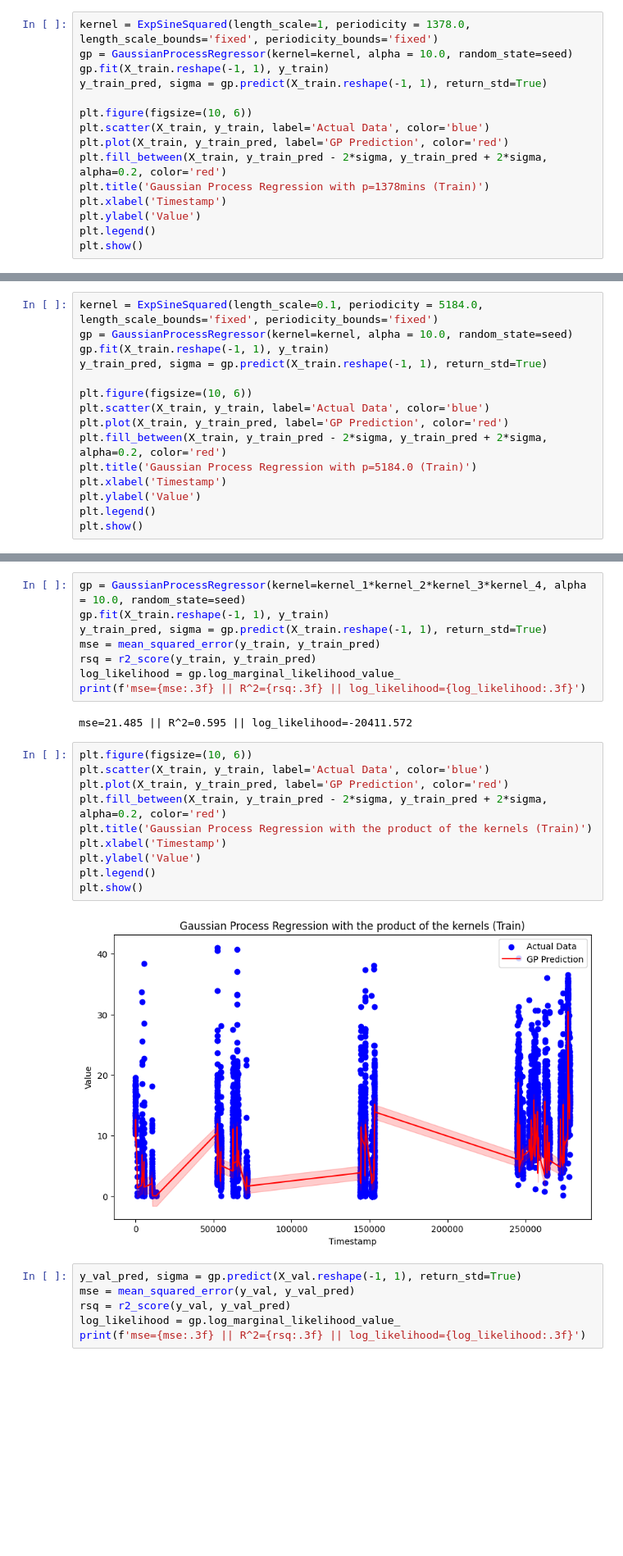
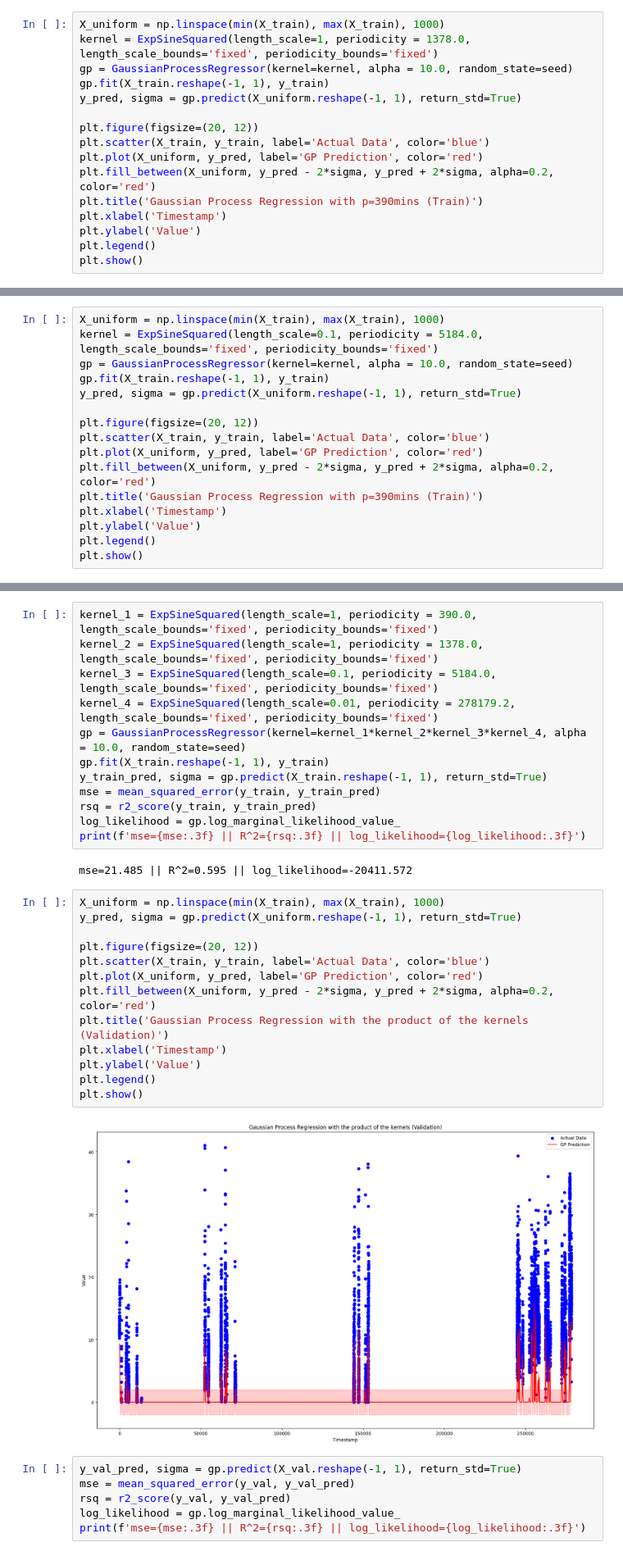
Before and after one commit to xinyuem7/NO2_time_series_analysis, a Jupyter notebook: gp_fourier.ipynb, the cells around one changed output, grey strips where cells are left out. Shown at 82% size. Drawn from its saved outputs; the diff is of its cells as text; blank space fills up the shorter version.

Commit message:
updated gp kernels

```diff
--- a/gp_fourier.ipynb
+++ b/gp_fourier.ipynb
@@ -182,16 +183,17 @@ print(f'The metrics are: mse={mse_all[idx_max]}, R^2={rsq_all[idx_max]}, log lik
 The params that give the highest log likelihood are: period=1378.0, length_scale=1, alpha=10.0
 The metrics are: mse=44.89394826709538, R^2=0.1531534334119118, log likelihood=-22382.504024670776
 # %%
+X_uniform = np.linspace(min(X_train), max(X_train), 1000)
 kernel = ExpSineSquared(length_scale=1, periodicity = 1378.0, length_scale_bounds='fixed', periodicity_bounds='fixed')
 gp = GaussianProcessRegressor(kernel=kernel, alpha = 10.0, random_state=seed)
 gp.fit(X_train.reshape(-1, 1), y_train)
-y_train_pred, sigma = gp.predict(X_train.reshape(-1, 1), return_std=True)
+y_pred, sigma = gp.predict(X_uniform.reshape(-1, 1), return_std=True)
 
-plt.figure(figsize=(10, 6))
+plt.figure(figsize=(20, 12))
 plt.scatter(X_train, y_train, label='Actual Data', color='blue')
-plt.plot(X_train, y_train_pred, label='GP Prediction', color='red')
-plt.fill_between(X_train, y_train_pred - 2*sigma, y_train_pred + 2*sigma, alpha=0.2, color='red')
-plt.title('Gaussian Process Regression with p=1378mins (Train)')
+plt.plot(X_uniform, y_pred, label='GP Prediction', color='red')
+plt.fill_between(X_uniform, y_pred - 2*sigma, y_pred + 2*sigma, alpha=0.2, color='red')
+plt.title('Gaussian Process Regression with p=390mins (Train)')
 plt.xlabel('Timestamp')
 plt.ylabel('Value')
 plt.legend()
@@ -259,16 +259,17 @@ print(f'The metrics are: mse={mse_all[idx_max]}, R^2={rsq_all[idx_max]}, log lik
 The params that give the highest log likelihood are: period=5184.0, length_scale=0.1, alpha=10.0
 The metrics are: mse=32.2100752851776, R^2=0.3924127255969394, log likelihood=-20580.143600007403
 # %%
+X_uniform = np.linspace(min(X_train), max(X_train), 1000)
 kernel = ExpSineSquared(length_scale=0.1, periodicity = 5184.0, length_scale_bounds='fixed', periodicity_bounds='fixed')
 gp = GaussianProcessRegressor(kernel=kernel, alpha = 10.0, random_state=seed)
 gp.fit(X_train.reshape(-1, 1), y_train)
-y_train_pred, sigma = gp.predict(X_train.reshape(-1, 1), return_std=True)
+y_pred, sigma = gp.predict(X_uniform.reshape(-1, 1), return_std=True)
 
-plt.figure(figsize=(10, 6))
+plt.figure(figsize=(20, 12))
 plt.scatter(X_train, y_train, label='Actual Data', color='blue')
-plt.plot(X_train, y_train_pred, label='GP Prediction', color='red')
-plt.fill_between(X_train, y_train_pred - 2*sigma, y_train_pred + 2*sigma, alpha=0.2, color='red')
-plt.title('Gaussian Process Regression with p=5184.0 (Train)')
+plt.plot(X_uniform, y_pred, label='GP Prediction', color='red')
+plt.fill_between(X_uniform, y_pred - 2*sigma, y_pred + 2*sigma, alpha=0.2, color='red')
+plt.title('Gaussian Process Regression with p=390mins (Train)')
 plt.xlabel('Timestamp')
 plt.ylabel('Value')
 plt.legend()
@@ -416,6 +424,10 @@ plt.show()
 # %% [markdown]
 #### Multiplication
 # %%
+kernel_1 = ExpSineSquared(length_scale=1, periodicity = 390.0, length_scale_bounds='fixed', periodicity_bounds='fixed')
+kernel_2 = ExpSineSquared(length_scale=1, periodicity = 1378.0, length_scale_bounds='fixed', periodicity_bounds='fixed')
+kernel_3 = ExpSineSquared(length_scale=0.1, periodicity = 5184.0, length_scale_bounds='fixed', periodicity_bounds='fixed')
+kernel_4 = ExpSineSquared(length_scale=0.01, periodicity = 278179.2, length_scale_bounds='fixed', periodicity_bounds='fixed')
 gp = GaussianProcessRegressor(kernel=kernel_1*kernel_2*kernel_3*kernel_4, alpha = 10.0, random_state=seed)
 gp.fit(X_train.reshape(-1, 1), y_train)
 y_train_pred, sigma = gp.predict(X_train.reshape(-1, 1), return_std=True)
@@ -426,17 +438,20 @@ print(f'mse={mse:.3f} || R^2={rsq:.3f} || log_likelihood={log_likelihood:.3f}')
 # %% [output]
 mse=21.485 || R^2=0.595 || log_likelihood=-20411.572
 # %%
-plt.figure(figsize=(10, 6))
+X_uniform = np.linspace(min(X_train), max(X_train), 1000)
+y_pred, sigma = gp.predict(X_uniform.reshape(-1, 1), return_std=True)
+
+plt.figure(figsize=(20, 12))
 plt.scatter(X_train, y_train, label='Actual Data', color='blue')
-plt.plot(X_train, y_train_pred, label='GP Prediction', color='red')
-plt.fill_between(X_train, y_train_pred - 2*sigma, y_train_pred + 2*sigma, alpha=0.2, color='red')
-plt.title('Gaussian Process Regression with the product of the kernels (Train)')
+plt.plot(X_uniform, y_pred, label='GP Prediction', color='red')
+plt.fill_between(X_uniform, y_pred - 2*sigma, y_pred + 2*sigma, alpha=0.2, color='red')
+plt.title('Gaussian Process Regression with the product of the kernels (Validation)')
 plt.xlabel('Timestamp')
 plt.ylabel('Value')
 plt.legend()
 plt.show()
 # %% [output]
-[figure, old version]
+[figure, new version]
 # %%
 y_val_pred, sigma = gp.predict(X_val.reshape(-1, 1), return_std=True)
 mse = mean_squared_error(y_val, y_val_pred)
```
Also changed, not shown: parts of 7 cells of this notebook, 1 other file.
